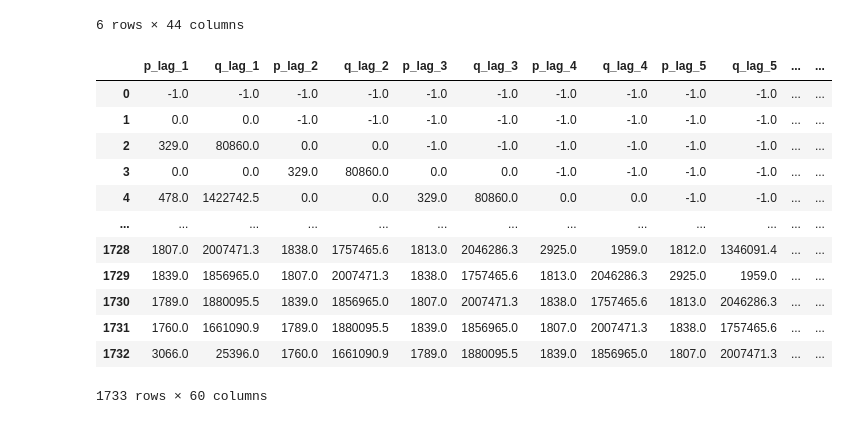
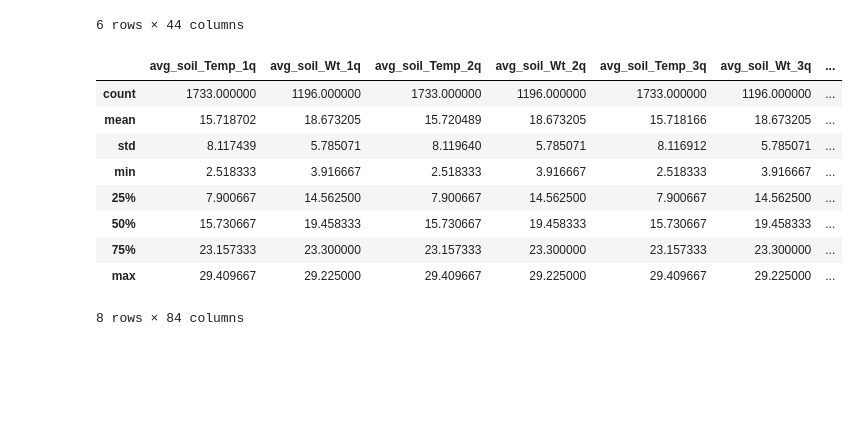
Before and after one commit to JEONSEHYEON/GSS_dacon, a Jupyter notebook: 강교찬/Untitled.ipynb, the cells around one changed output. Drawn from its saved outputs; the diff is of its cells as text; code cells hidden in the pictures; blank space fills up the shorter version.

```diff
--- a/강교찬/Untitled.ipynb
+++ b/강교찬/Untitled.ipynb
@@ -373,19 +374,19 @@ def weather_feature(temp_df, train2, date_df, allweather, pum, joosan_dict, code
     temp_df = temp_df.merge(joosan_weather, on='date', how='left')
 
     # weather feature 추가
-    col_list = temp_df.columns[6:]
-#     col_list = ['temp', 'sun_Qy', 'soil_Temp', 'soil_Wt']
+#     col_list = temp_df.columns[6:]
+    col_list = ['soil_Temp', 'soil_Wt']
 
     for num in range(1,num_quaters+1) :
 #     for num in tqdm(range(1,num_quaters+1)) :
         for index in range(360, len(temp_df)) :
             temp_quater_df = temp_df.iloc[index-quater_days*num : index-quater_days*(num-1)] #
-            quater_temp = temp_quater_df['temp']
-            temp_df.loc[index, f'rain_sum_{num}q'] = temp_quater_df['rain'].sum() # 누적 강수량
-            temp_df.loc[index, f'heavy_rain_count_{num}q'] = np.where(temp_quater_df['rain']>90, 1, 0).sum() # 평균 강수량 90mm 이상 누적 일수
-            temp_df.loc[index, f'low_temp_count_{num}q'] = np.where(quater_temp<5, 1, 0).sum() # 일평균 기온 5도 이하 누적 일수
-            temp_df.loc[index, f'middle_temp_count_{num}q'] = np.where(((quater_temp>15)&(quater_temp<22)), 1, 0).sum() # 일평균 기온 15~22도 누적 일수
-            temp_df.loc[index, f'high_temp_count_{num}q'] = np.where(quater_temp>32, 1, 0).sum() # 일평균 기온 32도 이상 누적 일수
+#             quater_temp = temp_quater_df['temp']
+#             temp_df.loc[index, f'rain_sum_{num}q'] = temp_quater_df['rain'].sum() # 누적 강수량
+#             temp_df.loc[index, f'heavy_rain_count_{num}q'] = np.where(temp_quater_df['rain']>90, 1, 0).sum() # 평균 강수량 90mm 이상 누적 일수
+#             temp_df.loc[index, f'low_temp_count_{num}q'] = np.where(quater_temp<5, 1, 0).sum() # 일평균 기온 5도 이하 누적 일수
+#             temp_df.loc[index, f'middle_temp_count_{num}q'] = np.where(((quater_temp>15)&(quater_temp<22)), 1, 0).sum() # 일평균 기온 15~22도 누적 일수
+#             temp_df.loc[index, f'high_temp_count_{num}q'] = np.where(quater_temp>32, 1, 0).sum() # 일평균 기온 32도 이상 누적 일수
             for col in col_list :
                 temp_df.loc[index, f'avg_{col}_{num}q'] = temp_quater_df[col].mean() # 각 기상 요소의 평균값
 
@@ -421,21 +422,18 @@ pum = '배추'
 temp_df = train[['date',f'{pum}_거래량(kg)', f'{pum}_가격(원/kg)']]
 kkc = weather_feature(temp_df, train2, date_df, weather, pum, joosan_dict, code_dict, quater_days=30, num_quaters=12)
 # %%
-kkc.iloc[:,-60:]
+kkc.describe()
 # %% [output]
-|  | p_lag_1 | q_lag_1 | p_lag_2 | q_lag_2 | p_lag_3 | q_lag_3 | p_lag_4 | q_lag_4 | p_lag_5 | q_lag_5 | ... | ... |
-| 0 | -1.0 | -1.0 | -1.0 | -1.0 | -1.0 | -1.0 | -1.0 | -1.0 | -1.0 | -1.0 | ... | ... |
-| 1 | 0.0 | 0.0 | -1.0 | -1.0 | -1.0 | -1.0 | -1.0 | -1.0 | -1.0 | -1.0 | ... | ... |
-| 2 | 329.0 | 80860.0 | 0.0 | 0.0 | -1.0 | -1.0 | -1.0 | -1.0 | -1.0 | -1.0 | ... | ... |
-| 3 | 0.0 | 0.0 | 329.0 | 80860.0 | 0.0 | 0.0 | -1.0 | -1.0 | -1.0 | -1.0 | ... | ... |
-| 4 | 478.0 | 1422742.5 | 0.0 | 0.0 | 329.0 | 80860.0 | 0.0 | 0.0 | -1.0 | -1.0 | ... | ... |
-| ... | ... | ... | ... | ... | ... | ... | ... | ... | ... | ... | ... | ... |
-| 1728 | 1807.0 | 2007471.3 | 1838.0 | 1757465.6 | 1813.0 | 2046286.3 | 2925.0 | 1959.0 | 1812.0 | 1346091.4 | ... | ... |
-| 1729 | 1839.0 | 1856965.0 | 1807.0 | 2007471.3 | 1838.0 | 1757465.6 | 1813.0 | 2046286.3 | 2925.0 | 1959.0 | ... | ... |
-| 1730 | 1789.0 | 1880095.5 | 1839.0 | 1856965.0 | 1807.0 | 2007471.3 | 1838.0 | 1757465.6 | 1813.0 | 2046286.3 | ... | ... |
-| 1731 | 1760.0 | 1661090.9 | 1789.0 | 1880095.5 | 1839.0 | 1856965.0 | 1807.0 | 2007471.3 | 1838.0 | 1757465.6 | ... | ... |
-| 1732 | 3066.0 | 25396.0 | 1760.0 | 1661090.9 | 1789.0 | 1880095.5 | 1839.0 | 1856965.0 | 1807.0 | 2007471.3 | ... | ... |
+|  | avg_soil_Temp_1q | avg_soil_Wt_1q | avg_soil_Temp_2q | avg_soil_Wt_2q | avg_soil_Temp_3q | avg_soil_Wt_3q | ... |
+| count | 1733.000000 | 1196.000000 | 1733.000000 | 1196.000000 | 1733.000000 | 1196.000000 | ... |
+| mean | 15.718702 | 18.673205 | 15.720489 | 18.673205 | 15.718166 | 18.673205 | ... |
+| std | 8.117439 | 5.785071 | 8.119640 | 5.785071 | 8.116912 | 5.785071 | ... |
+| min | 2.518333 | 3.916667 | 2.518333 | 3.916667 | 2.518333 | 3.916667 | ... |
+| 25% | 7.900667 | 14.562500 | 7.900667 | 14.562500 | 7.900667 | 14.562500 | ... |
+| 50% | 15.730667 | 19.458333 | 15.730667 | 19.458333 | 15.730667 | 19.458333 | ... |
+| 75% | 23.157333 | 23.300000 | 23.157333 | 23.300000 | 23.157333 | 23.300000 | ... |
+| max | 29.409667 | 29.225000 | 29.409667 | 29.225000 | 29.409667 | 29.225000 | ... |
-1733 rows × 60 columns
+8 rows × 84 columns
 # %%
 import lightgbm
 import warnings
```
Also changed, not shown: parts of 5 cells of this notebook.
